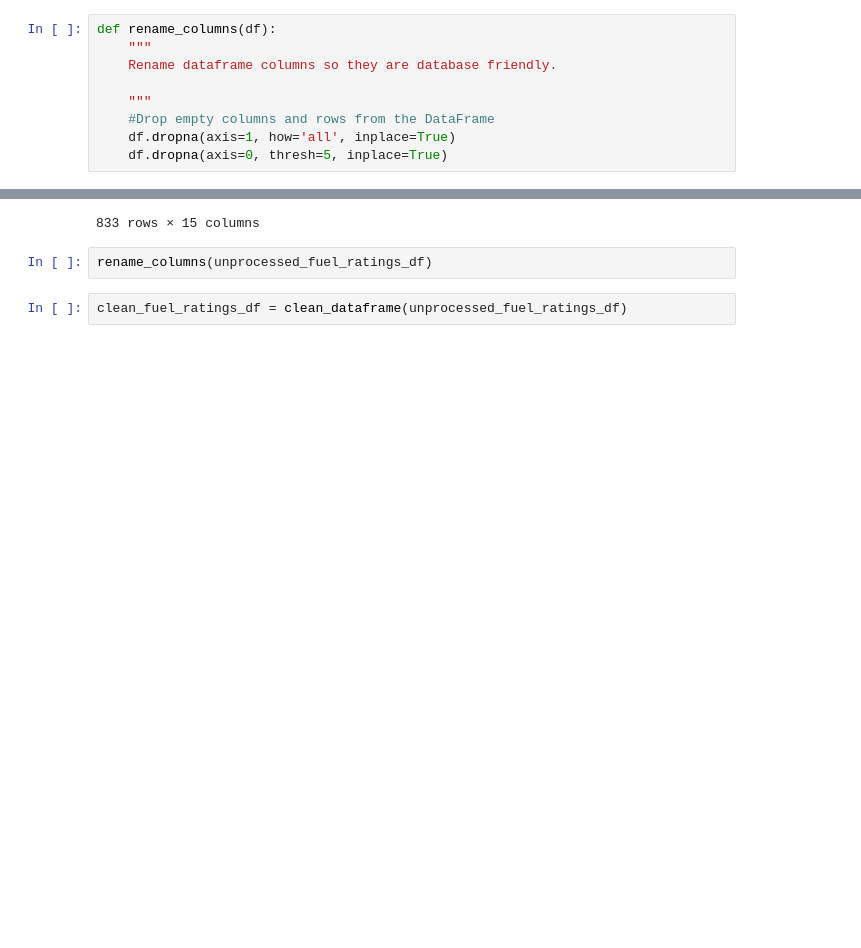
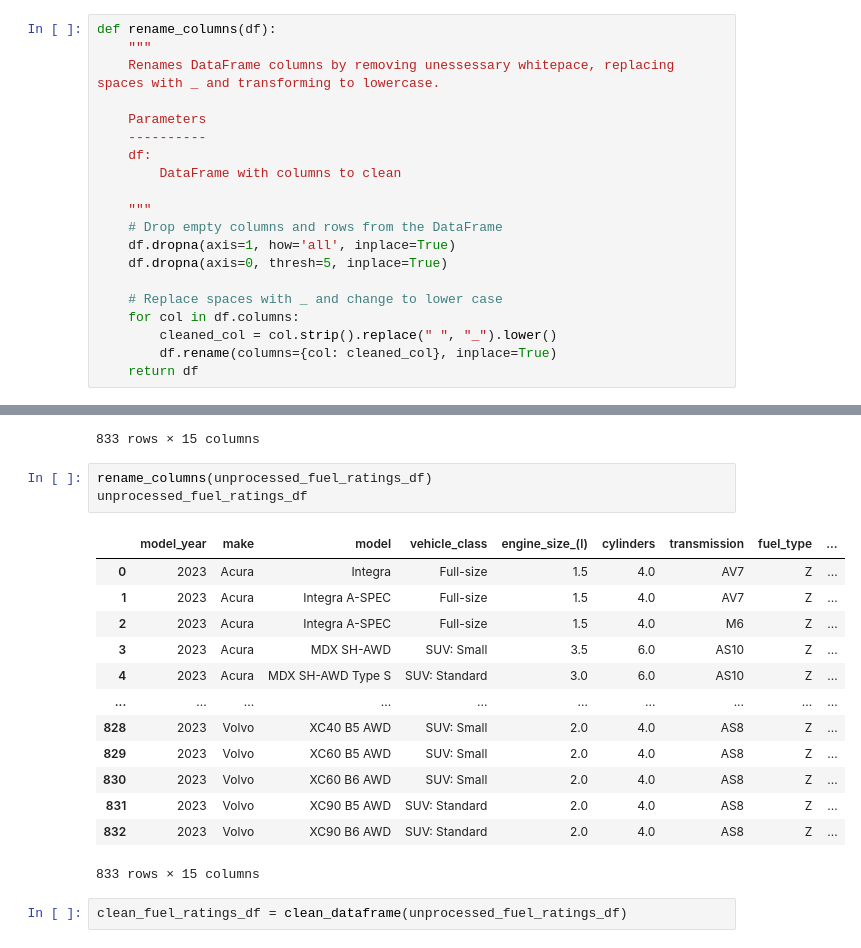
Before and after one commit to jhicks2306/vehicle-co2, a Jupyter notebook: datadownload.ipynb, the cells around one changed output, grey strips where cells are left out. Cells and saved outputs as stored; diff of their text form; blank space fills up the shorter version.

Commit message:
Finish renames_columns function

```diff
--- a/datadownload.ipynb
+++ b/datadownload.ipynb
@@ -80,12 +80,23 @@ def merge_top_two_rows(input_file, output_file):
 # %%
 def rename_columns(df):
     """
-    Rename dataframe columns so they are database friendly.
+    Renames DataFrame columns by removing unessessary whitepace, replacing spaces with _ and transforming to lowercase.
+
+    Parameters
+    ----------
+    df:
+        DataFrame with columns to clean
 
     """
-    #Drop empty columns and rows from the DataFrame
+    # Drop empty columns and rows from the DataFrame
     df.dropna(axis=1, how='all', inplace=True)
     df.dropna(axis=0, thresh=5, inplace=True)
+
+    # Replace spaces with _ and change to lower case
+    for col in df.columns:
+        cleaned_col = col.strip().replace(" ", "_").lower()
+        df.rename(columns={col: cleaned_col}, inplace=True)
+    return df
 # %%
 def clean_dataframe():
     """
@@ -139,6 +174,21 @@ unprocessed_fuel_ratings_df
 833 rows × 15 columns
 # %%
 rename_columns(unprocessed_fuel_ratings_df)
+unprocessed_fuel_ratings_df
+# %% [output]
+|  | model_year | make | model | vehicle_class | engine_size_(l) | cylinders | transmission | fuel_type | ... |
+| 0 | 2023 | Acura | Integra | Full-size | 1.5 | 4.0 | AV7 | Z | ... |
+| 1 | 2023 | Acura | Integra A-SPEC | Full-size | 1.5 | 4.0 | AV7 | Z | ... |
+| 2 | 2023 | Acura | Integra A-SPEC | Full-size | 1.5 | 4.0 | M6 | Z | ... |
+| 3 | 2023 | Acura | MDX SH-AWD | SUV: Small | 3.5 | 6.0 | AS10 | Z | ... |
+| 4 | 2023 | Acura | MDX SH-AWD Type S | SUV: Standard | 3.0 | 6.0 | AS10 | Z | ... |
+| ... | ... | ... | ... | ... | ... | ... | ... | ... | ... |
+| 828 | 2023 | Volvo | XC40 B5 AWD | SUV: Small | 2.0 | 4.0 | AS8 | Z | ... |
+| 829 | 2023 | Volvo | XC60 B5 AWD | SUV: Small | 2.0 | 4.0 | AS8 | Z | ... |
+| 830 | 2023 | Volvo | XC60 B6 AWD | SUV: Small | 2.0 | 4.0 | AS8 | Z | ... |
+| 831 | 2023 | Volvo | XC90 B5 AWD | SUV: Standard | 2.0 | 4.0 | AS8 | Z | ... |
+| 832 | 2023 | Volvo | XC90 B6 AWD | SUV: Standard | 2.0 | 4.0 | AS8 | Z | ... |
+833 rows × 15 columns
 # %%
 clean_fuel_ratings_df = clean_dataframe(unprocessed_fuel_ratings_df)
 # %%
```
Also changed, not shown: parts of 2 cells of this notebook.
